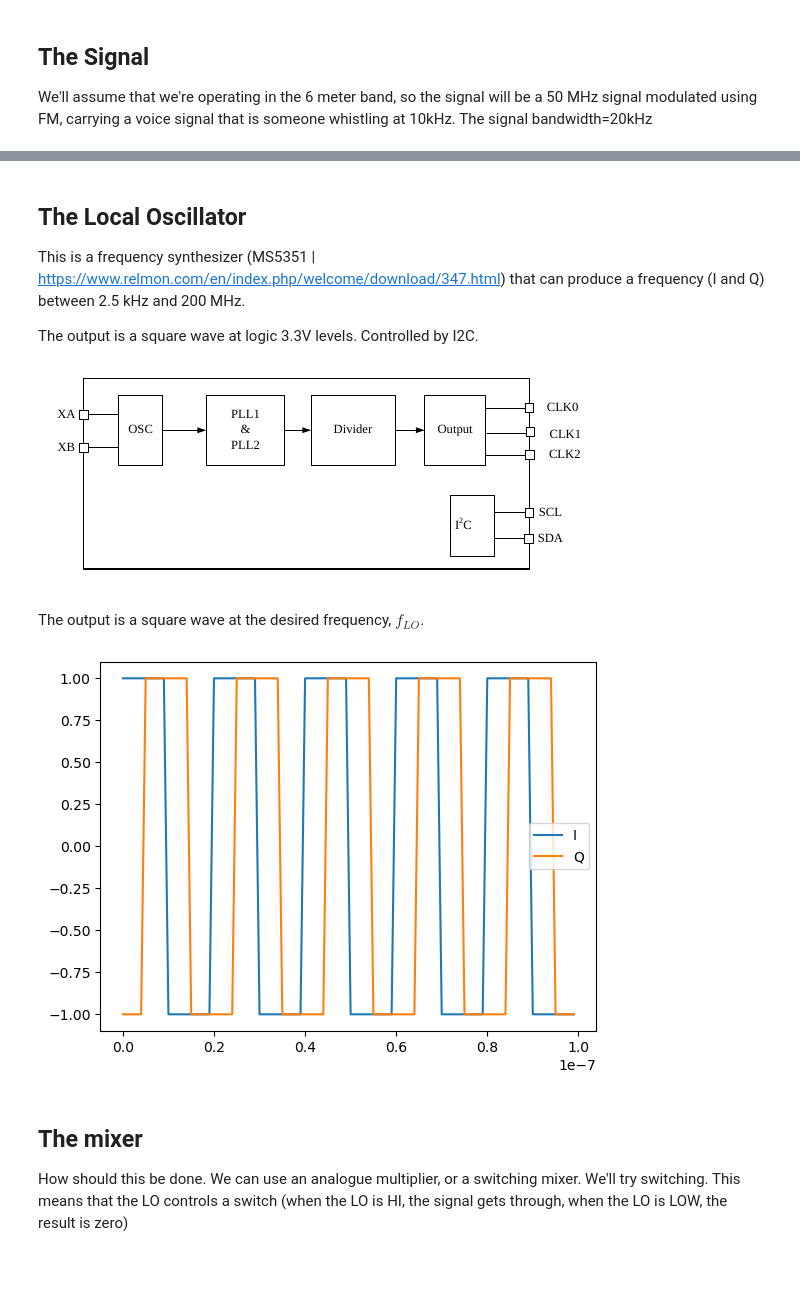
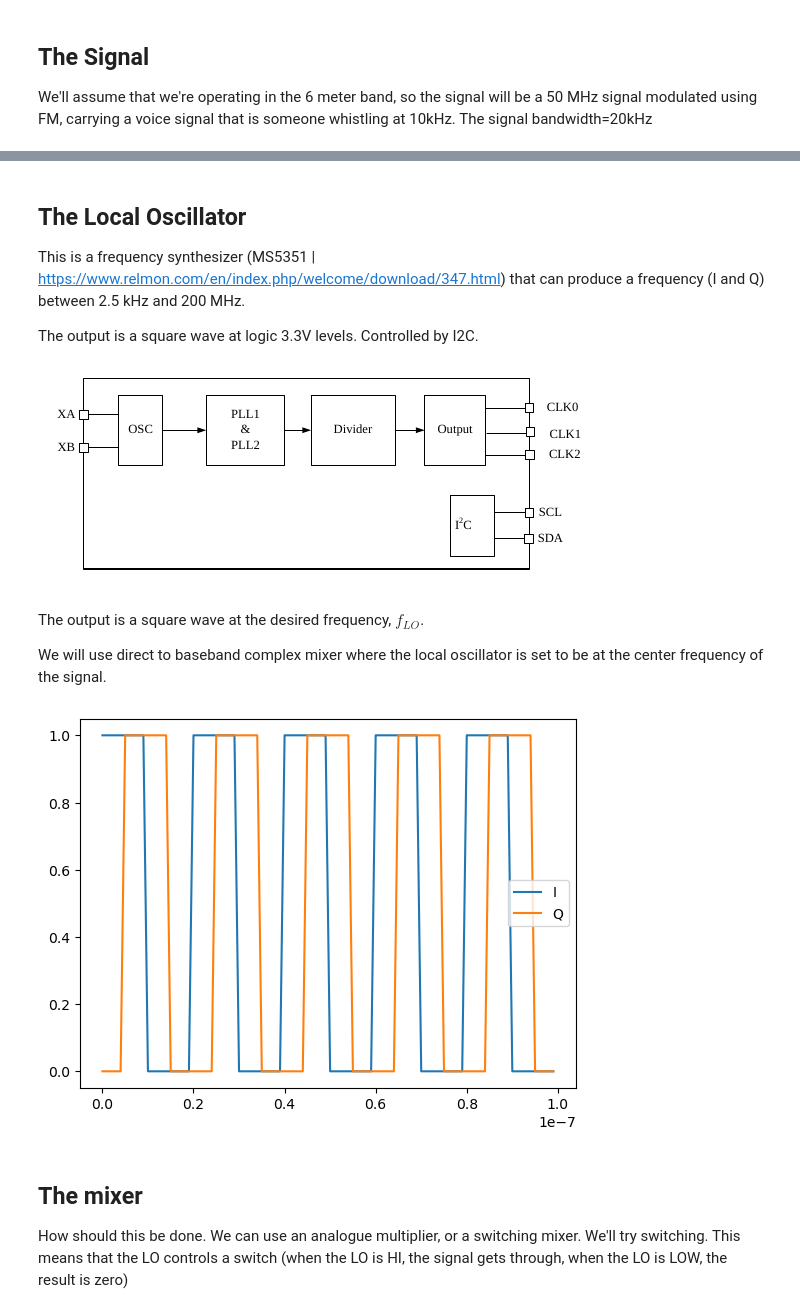
Before and after one commit to tmolteno/zl4aa, a Jupyter notebook: sdr/model/SDR_Simulation.ipynb, the cells around one changed output, grey strips where cells are left out. Drawn from its saved outputs; the diff is of its cells as text; code cells hidden in the pictures; blank space fills up the shorter version.

```diff
--- a/sdr/model/SDR_Simulation.ipynb
+++ b/sdr/model/SDR_Simulation.ipynb
@@ -52,17 +66,19 @@ The output is a square wave at logic 3.3V levels. Controlled by I2C.
 ![image.png](attachment:image.png)
 
 The output is a square wave at the desired frequency, $f_{LO}$.
+
+We will use direct to baseband complex mixer where the local oscillator is set to be at the center frequency of the signal.
 # %%
-
-lo_i = scipy.signal.square(2*np.pi*f_LO*t, duty=0.5)
-lo_q = scipy.signal.square(2*np.pi*f_LO*t - np.pi/2, duty=0.5)
+f_LO = f_sig
+lo_i = (scipy.signal.square(2*np.pi*f_LO*t, duty=0.5) + 1) / 2
+lo_q = (scipy.signal.square(2*np.pi*f_LO*t - np.pi/2, duty=0.5) + 1) / 2
 
 n = 100
 plt.plot(t[0:n], lo_i[0:n], label='I');
 plt.plot(t[0:n], lo_q[0:n], label='Q');
 plt.legend();
 # %% [output]
-[figure, old version]
+[figure, new version]
 # %% [markdown]
 ## The mixer
 
```
Also changed, not shown: parts of 23 cells of this notebook, 9 other files.
